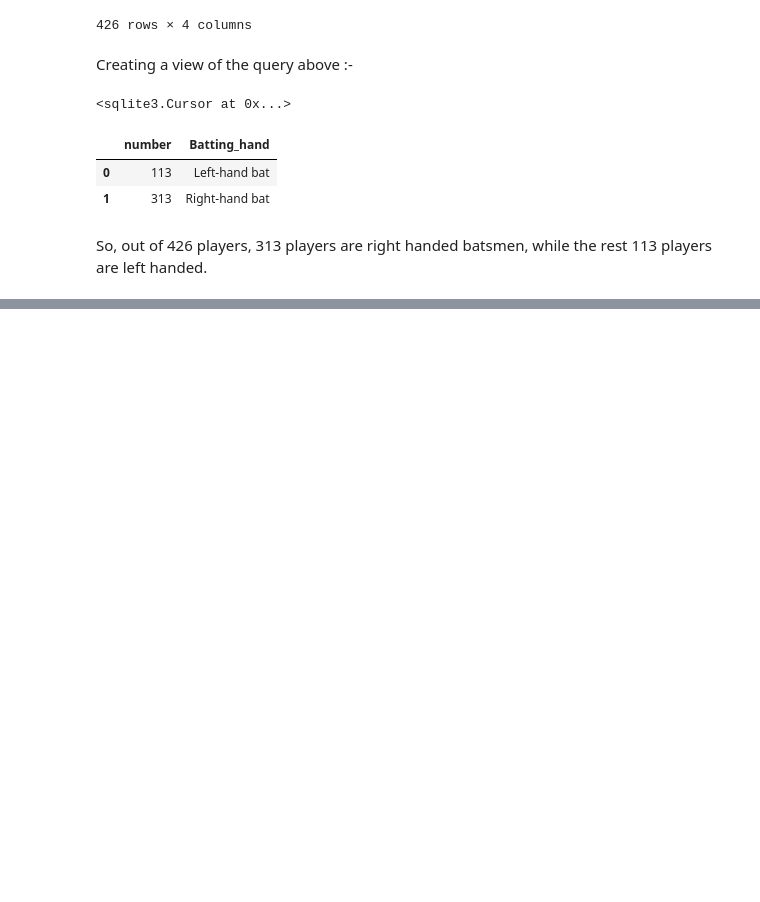
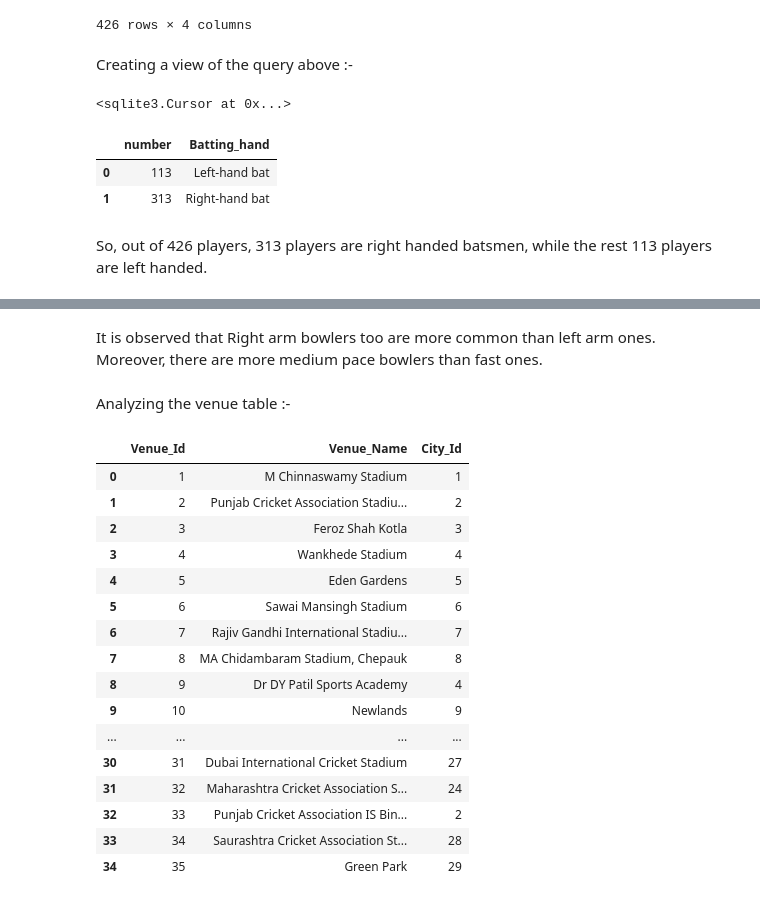
Before and after one commit to crypticrk/IPL-Data-Analysis, a Jupyter notebook: IPL Data Analysis.ipynb, the cells around one changed output, grey strips where cells are left out. Saved outputs shown, nothing was run; the diff lists cells and outputs as text; code cells hidden in the pictures; blank space fills up the shorter version.

```diff
--- a/IPL Data Analysis.ipynb
+++ b/IPL Data Analysis.ipynb
@@ -265,0 +294,24 @@ So, out of 426 players, 313 players are right handed batsmen, while the rest 113
+# %% [markdown]
+It is observed that Right arm bowlers too are more common than left arm ones. Moreover, there are more medium pace bowlers than fast ones.
+# %% [markdown]
+Analyzing the venue table :-
+# %%
+pd.read_sql("""SELECT * FROM Venue;""", conn)
+# %% [output]
+|  | Venue_Id | Venue_Name | City_Id |
+| 0 | 1 | M Chinnaswamy Stadium | 1 |
+| 1 | 2 | Punjab Cricket Association Stadiu... | 2 |
+| 2 | 3 | Feroz Shah Kotla | 3 |
+| 3 | 4 | Wankhede Stadium | 4 |
+| 4 | 5 | Eden Gardens | 5 |
+| 5 | 6 | Sawai Mansingh Stadium | 6 |
+| 6 | 7 | Rajiv Gandhi International Stadiu... | 7 |
+| 7 | 8 | MA Chidambaram Stadium, Chepauk | 8 |
+| 8 | 9 | Dr DY Patil Sports Academy | 4 |
+| 9 | 10 | Newlands | 9 |
+| ... | ... | ... | ... |
+| 30 | 31 | Dubai International Cricket Stadium | 27 |
+| 31 | 32 | Maharashtra Cricket Association S... | 24 |
+| 32 | 33 | Punjab Cricket Association IS Bin... | 2 |
+| 33 | 34 | Saurashtra Cricket Association St... | 28 |
+| 34 | 35 | Green Park | 29 |
```
Also changed, not shown: parts of 2 cells of this notebook.
